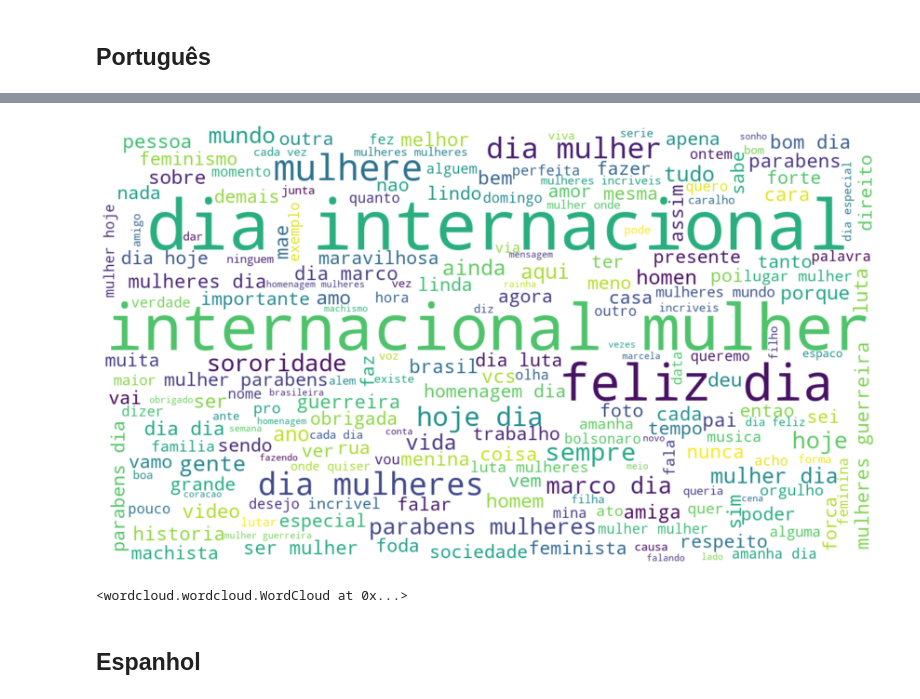
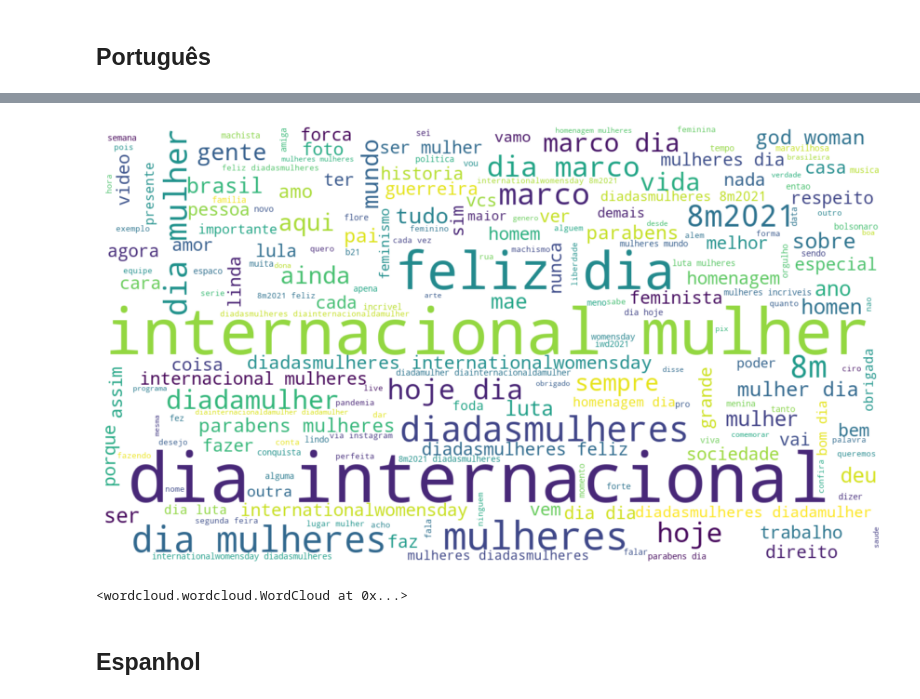
Before and after one commit to gean-costa/8M, a Jupyter notebook: data-processing/wordcloud/Wordclouds.ipynb, the cells around one changed output, grey strips where cells are left out. Cells and saved outputs as stored; diff of their text form; code cells hidden in the pictures.

```diff
--- a/data-processing/wordcloud/Wordclouds.ipynb
+++ b/data-processing/wordcloud/Wordclouds.ipynb
@@ -4,7 +4,7 @@ from wordcloud import WordCloud
 # %% [markdown]
 ## Português
 # %%
-with open('../2-data-pre-processing/cenario1_8M2020_tweets_pt.txt', 'r') as file:
+with open('../../data-pre-processing/2csv/cenario1_8M2021_tweets_pt.txt', 'r') as file:
     tweets_pt = file.readlines()
 
 palavras = ','.join(list(tweets_pt))
@@ -19,5 +19,5 @@ plt.axis("off")
 plt.imshow(nuvem_palavras, interpolation = 'bilinear')
 plt.show()
 
-nuvem_palavras.to_file('wordcloud-pt-1.png')
+nuvem_palavras.to_file('21wordcloud-pt-1.png')
 # %% [output]
@@ -25,23 +25,23 @@ nuvem_palavras.to_file('wordcloud-pt-1.png')
 <wordcloud.wordcloud.WordCloud at 0x...>
 # %%
-with open('../2-data-pre-processing/cenario2_8M2020_tweets_pt.txt', 'r') as file:
+with open('../../data-pre-processing/2csv/cenario2_8M2021_tweets_pt.txt', 'r') as file:
     tweets_pt = file.readlines()
 
 palavras = ','.join(list(tweets_pt))
 
 # Generate a word cloud image
 nuvem_palavras = WordCloud(background_color='white', width=1280, height=720).generate(palavras)
 
 # Display the generated image:
 # the matplotlib way:
 plt.figure(figsize = (15,15))
 plt.axis("off")
 plt.imshow(nuvem_palavras, interpolation = 'bilinear')
 plt.show()
 
-nuvem_palavras.to_file('wordcloud-pt-2.png')
+nuvem_palavras.to_file('21wordcloud-pt-2.png')
 # %% [output]
-[figure, old version]
+[figure, new version]
 <wordcloud.wordcloud.WordCloud at 0x...>
 # %% [markdown]
 ## Espanhol
```
Also changed, not shown: parts of 5 cells of this notebook, 19 other files.
